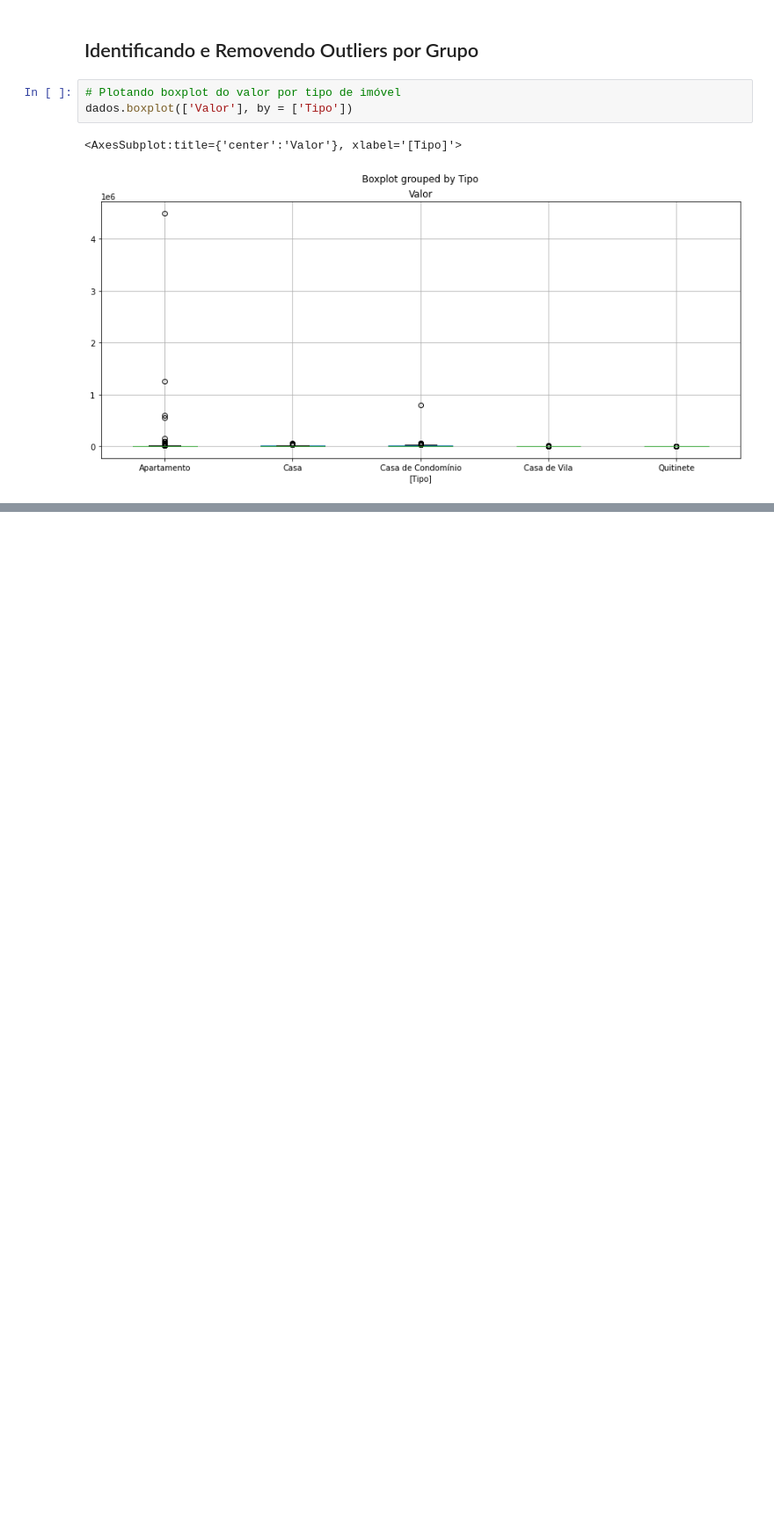
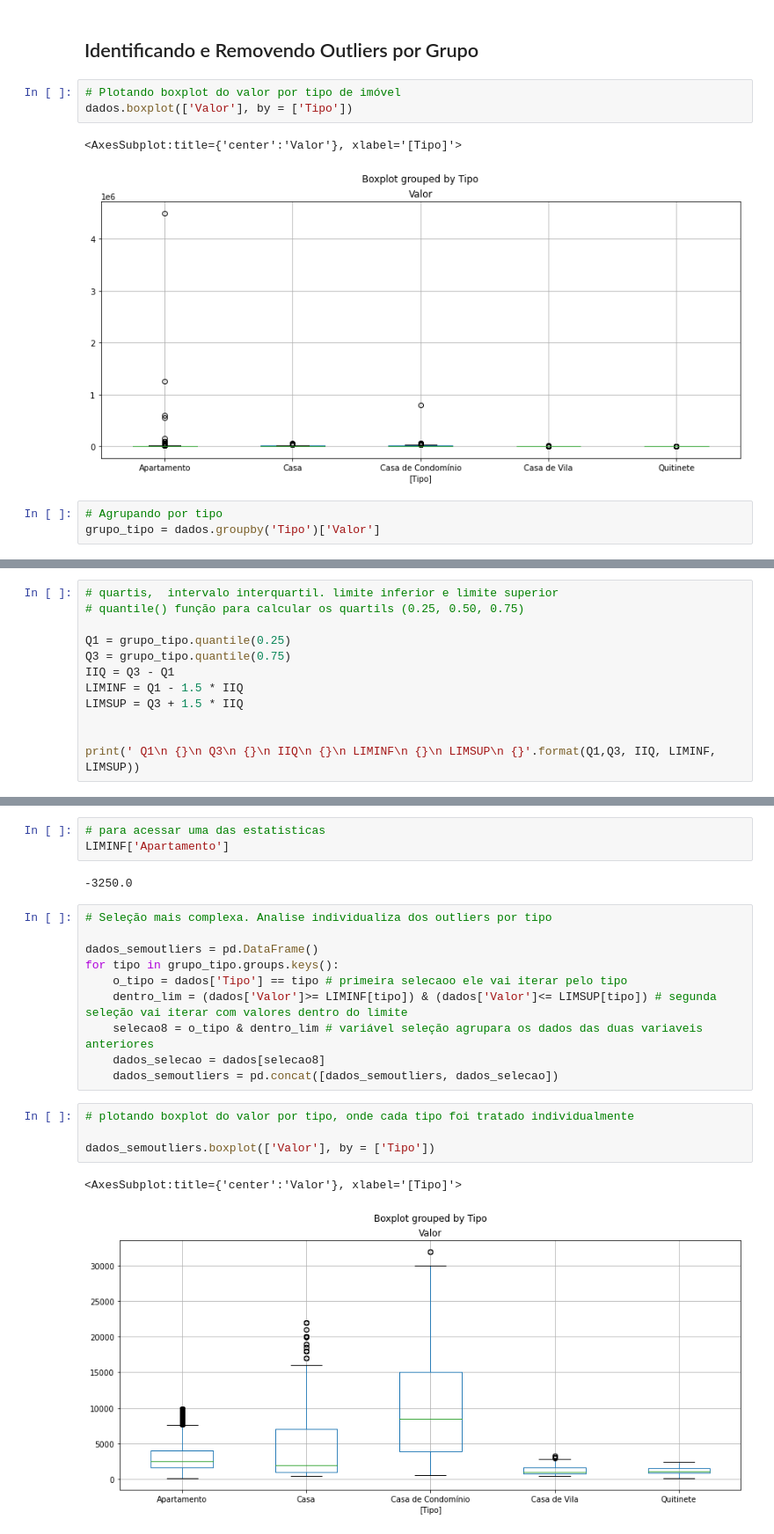
Before and after one commit to nsfoliveira/Python, a Jupyter notebook: ALURA_F_Python/F_PythonDS_03/Pandas_Aluguel.ipynb, the cells around one changed output, grey strips where cells are left out. Shown: that part at 88% size. Saved outputs shown, nothing was run; the diff lists cells and outputs as text; blank space fills up the shorter version.

```diff
--- a/ALURA_F_Python/F_PythonDS_03/Pandas_Aluguel.ipynb
+++ b/ALURA_F_Python/F_PythonDS_03/Pandas_Aluguel.ipynb
@@ -1243,3 +1243,6 @@ dados.boxplot(['Valor'], by = ['Tipo'])
 # %% [output]
 <AxesSubplot:title={'center':'Valor'}, xlabel='[Tipo]'>
 [figure]
+# %%
+# Agrupando por tipo
+grupo_tipo = dados.groupby('Tipo')['Valor']
@@ -1245,0 +1257,12 @@ dados.boxplot(['Valor'], by = ['Tipo'])
+# %%
+# quartis,  intervalo interquartil. limite inferior e limite superior
+# quantile() função para calcular os quartils (0.25, 0.50, 0.75)
+
+Q1 = grupo_tipo.quantile(0.25)
+Q3 = grupo_tipo.quantile(0.75)
+IIQ = Q3 - Q1
+LIMINF = Q1 - 1.5 * IIQ
+LIMSUP = Q3 + 1.5 * IIQ
+
+
+print(' Q1\n {}\n Q3\n {}\n IIQ\n {}\n LIMINF\n {}\n LIMSUP\n {}'.format(Q1,Q3, IIQ, LIMINF, LIMSUP))
@@ -1245,0 +1287,22 @@ dados.boxplot(['Valor'], by = ['Tipo'])
+# %%
+# para acessar uma das estatisticas
+LIMINF['Apartamento']
+# %% [output]
+-3250.0
+# %%
+# Seleção mais complexa. Analise individualiza dos outliers por tipo
+
+dados_semoutliers = pd.DataFrame()
+for tipo in grupo_tipo.groups.keys():
+    o_tipo = dados['Tipo'] == tipo # primeira selecaoo ele vai iterar pelo tipo
+    dentro_lim = (dados['Valor']>= LIMINF[tipo]) & (dados['Valor']<= LIMSUP[tipo]) # segunda seleção vai iterar com valores dentro do limite
+    selecao8 = o_tipo & dentro_lim # variável seleção agrupara os dados das duas variaveis anteriores
+    dados_selecao = dados[selecao8]
+    dados_semoutliers = pd.concat([dados_semoutliers, dados_selecao])
+# %%
+# plotando boxplot do valor por tipo, onde cada tipo foi tratado individualmente
+
+dados_semoutliers.boxplot(['Valor'], by = ['Tipo'])
+# %% [output]
+<AxesSubplot:title={'center':'Valor'}, xlabel='[Tipo]'>
+[figure, added]
```
Also changed, not shown: parts of 4 cells of this notebook, 1 other file.
